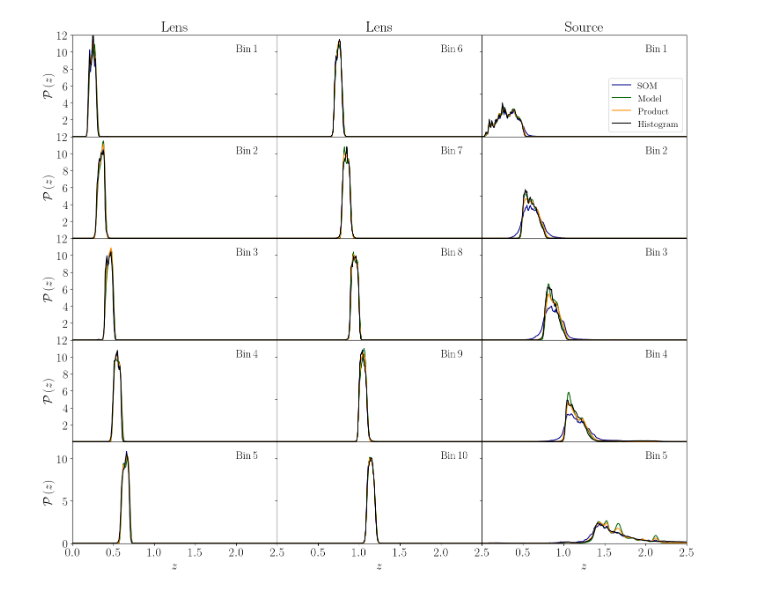
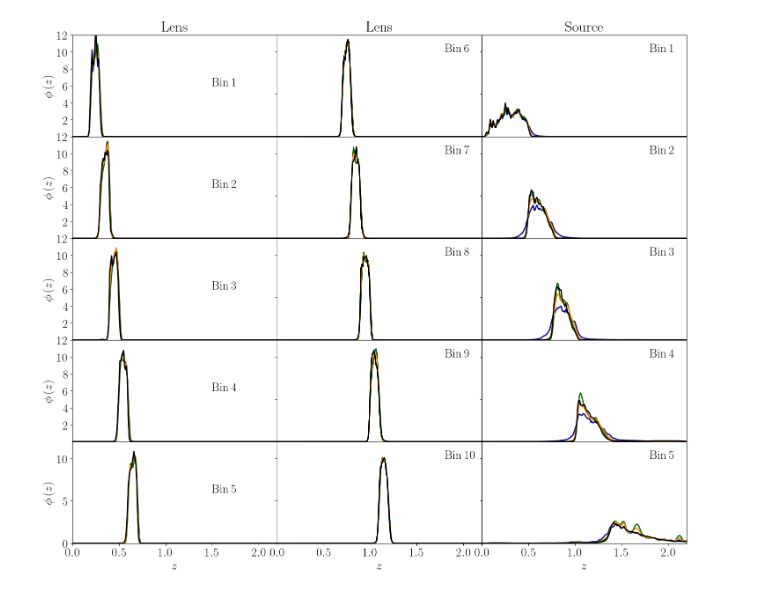
Before and after one commit to CosmoCloudZhang/SOMZCloud, a Jupyter notebook: FILE/NOTEBOOK/Y10/ENSEMBLE.ipynb, the cells around one changed output. Cells and saved outputs as stored; diff of their text form; code cells hidden in the pictures.

```diff
--- a/FILE/NOTEBOOK/Y10/ENSEMBLE.ipynb
+++ b/FILE/NOTEBOOK/Y10/ENSEMBLE.ipynb
@@ -25,29 +25,29 @@ pyplot.rcParams['font.size'] = 20
 # %%
 # Summarize Lens
 with h5py.File(os.path.join(ensemble_folder, '{}/LENS/SOM.hdf5'.format(tag)), 'r') as file:
-    som_lens = file['average'][...]
+    som_average_lens = file['average'][...]
 
 with h5py.File(os.path.join(ensemble_folder, '{}/LENS/MODEL.hdf5'.format(tag)), 'r') as file:
-    model_lens = file['average'][...]
+    model_average_lens = file['average'][...]
 
 with h5py.File(os.path.join(ensemble_folder, '{}/LENS/PRODUCT.hdf5'.format(tag)), 'r') as file:
-    product_lens = file['average'][...]
+    product_average_lens = file['average'][...]
 
 with h5py.File(os.path.join(ensemble_folder, '{}/LENS/HISTOGRAM.hdf5'.format(tag)), 'r') as file:
-    histogram_lens = file['average'][...]
+    histogram_average_lens = file['average'][...]
 
 # Summarize Source
 with h5py.File(os.path.join(ensemble_folder, '{}/SOURCE/SOM.hdf5'.format(tag)), 'r') as file:
-    som_source = file['average'][...]
+    som_average_source = file['average'][...]
 
 with h5py.File(os.path.join(ensemble_folder, '{}/SOURCE/MODEL.hdf5'.format(tag)), 'r') as file:
-    model_source = file['average'][...]
+    model_average_source = file['average'][...]
 
 with h5py.File(os.path.join(ensemble_folder, '{}/SOURCE/PRODUCT.hdf5'.format(tag)), 'r') as file:
-    product_source = file['average'][...]
+    product_average_source = file['average'][...]
 
 with h5py.File(os.path.join(ensemble_folder, '{}/SOURCE/HISTOGRAM.hdf5'.format(tag)), 'r') as file:
-    histogram_source = file['average'][...]
+    histogram_average_source = file['average'][...]
 # %%
 # Redshift
 z1 = 0.0
@@ -60,19 +60,19 @@ bin_size = 5
 figure, plot = pyplot.subplots(nrows=bin_size, ncols=3, figsize=(18, 3 * bin_size))
 
 for m in range(bin_size):
-    plot[m, 0].plot(z_grid, som_lens[m, :], color='darkblue', linewidth=1.5, linestyle='-', label=r'$\mathrm{SOM}$')
+    plot[m, 0].plot(z_grid, som_average_lens[m, :], color='darkblue', linewidth=2.0, linestyle='-')
 
-    plot[m, 0].plot(z_grid, model_lens[m, :], color='darkgreen', linewidth=1.5, linestyle='-', label=r'$\mathrm{Model}$')
+    plot[m, 0].plot(z_grid, model_average_lens[m, :], color='darkgreen', linewidth=2.0, linestyle='-')
 
-    plot[m, 0].plot(z_grid, product_lens[m, :], color='darkorange', linewidth=1.5, linestyle='-', label=r'$\mathrm{Product}$')
+    plot[m, 0].plot(z_grid, product_average_lens[m, :], color='darkorange', linewidth=2.0, linestyle='-')
 
-    plot[m, 0].plot(z_grid, histogram_lens[m, :], color='black', linewidth=1.5, linestyle='-', label=r'$\mathrm{Histogram}$')
+    plot[m, 0].plot(z_grid, histogram_average_lens[m, :], color='black', linewidth=2.0, linestyle='-')
 
     plot[m, 0].set_ylim(0, 12)
-    plot[m, 0].set_xlim(0.0, 2.5)
+    plot[m, 0].set_xlim(0.0, 2.2)
 
-    plot[m, 0].set_ylabel(r'$\mathcal{P} \left( z \right)$')
-    plot[m, 0].text(x=2.0, y=10.0, s=r'$\mathrm{Bin} \, ' + r'{}$'.format(m + 1), fontsize=18)
+    plot[m, 0].set_ylabel(r'$\phi \left( z \right)$')
+    plot[m, 0].text(x=1.5, y=6.0, s=r'$\mathrm{Bin} \, ' + r'{}$'.format(m + 1), fontsize=20)
 
     if m == 0:
         plot[m, 0].set_title(r'$\mathrm{Lens}$')
@@ -82,64 +82,60 @@ for m in range(bin_size):
         plot[m, 0].set_yticks([2.0, 4.0, 6.0, 8.0, 10.0, 12.0])
     else:
         plot[m, 0].set_xlabel(r'$z$')
-        plot[m, 0].set_xticks([0.0, 0.5, 1.0, 1.5, 2.0, 2.5])
 
 for m in range(bin_size):
-    plot[m, 1].plot(z_grid, som_lens[m + bin_size, :], color='darkblue', linewidth=1.5, linestyle='-', label=r'$\mathrm{SOM}$')
+    plot[m, 1].plot(z_grid, som_average_lens[m + bin_size, :], color='darkblue', linewidth=2.0, linestyle='-')
 
-    plot[m, 1].plot(z_grid, model_lens[m + bin_size, :], color='darkgreen', linewidth=1.5, linestyle='-', label=r'$\mathrm{Model}$')
+    plot[m, 1].plot(z_grid, model_average_lens[m + bin_size, :], color='darkgreen', linewidth=2.0, linestyle='-')
 
-    plot[m, 1].plot(z_grid, product_lens[m + bin_size, :], color='darkorange', linewidth=1.5, linestyle='-', label=r'$\mathrm{Product}$')
+    plot[m, 1].plot(z_grid, product_average_lens[m + bin_size, :], color='darkorange', linewidth=2.0, linestyle='-')
 
-    plot[m, 1].plot(z_grid, histogram_lens[m + bin_size, :], color='black', linewidth=1.5, linestyle='-', label=r'$\mathrm{Histogram}$')
+    plot[m, 1].plot(z_grid, histogram_average_lens[m + bin_size, :], color='black', linewidth=2.0, linestyle='-')
 
     plot[m, 1].set_ylim(0, 12)
-    plot[m, 1].set_xlim(0.0, 2.5)
+    plot[m, 1].set_xlim(0.0, 2.2)
 
     plot[m, 1].set_yticklabels([])
-    plot[m, 1].text(x=2.0, y=10.0, s=r'$\mathrm{Bin} \, ' + r'{}$'.format(m + bin_size + 1), fontsize=18)
+    plot[m, 1].text(x=1.8, y=10.0, s=r'$\mathrm{Bin} \, ' + r'{}$'.format(m + bin_size + 1), fontsize=20)
 
     if m == 0:
         plot[m, 1].set_title(r'$\mathrm{Lens}$')
 
     if m < bin_size - 1:
         plot[m, 1].set_xticklabels([])
     else:
         plot[m, 1].set_xlabel(r'$z$')
-        plot[m, 1].set_xticks([0.5, 1.0, 1.5, 2.0, 2.5])
 
 for m in range(bin_size):
-    plot[m, 2].plot(z_grid, som_source[m, :], color='darkblue', linewidth=1.5, linestyle='-', label=r'$\mathrm{SOM}$')
+    plot[m, 2].plot(z_grid, som_average_source[m, :], color='darkblue', linewidth=2.0, linestyle='-')
 
-    plot[m, 2].plot(z_grid, model_source[m, :], color='darkgreen', linewidth=1.5, linestyle='-', label=r'$\mathrm{Model}$')
+    plot[m, 2].plot(z_grid, model_average_source[m, :], color='darkgreen', linewidth=2.0, linestyle='-')
 
-    plot[m, 2].plot(z_grid, product_source[m, :], color='darkorange', linewidth=1.5, linestyle='-', label=r'$\mathrm{Product}$')
+    plot[m, 2].plot(z_grid, product_average_source[m, :], color='darkorange', linewidth=2.0, linestyle='-')
 
-    plot[m, 2].plot(z_grid, histogram_source[m, :], color='black', linewidth=1.5, linestyle='-', label=r'$\mathrm{Histogram}$')
+    plot[m, 2].plot(z_grid, histogram_average_source[m, :], color='black', linewidth=2.0, linestyle='-')
 
     plot[m, 2].set_ylim(0, 12)
-    plot[m, 2].set_xlim(0.0, 2.5)
+    plot[m, 2].set_xlim(0.0, 2.2)
 
     plot[m, 2].set_yticklabels([])
-    plot[m, 2].text(x=2.0, y=10.0, s=r'$\mathrm{Bin} \, ' + r'{}$'.format(m + 1), fontsize=18)
+    plot[m, 2].text(x=1.8, y=10.0, s=r'$\mathrm{Bin} \, ' + r'{}$'.format(m + 1), fontsize=20)
 
     if m == 0:
         plot[m, 2].set_title(r'$\mathrm{Source}$')
-        plot[m, 2].legend(loc='lower right', fontsize=15)
 
     if m < bin_size - 1:
         plot[m, 2].set_xticklabels([])
     else:
         plot[m, 2].set_xlabel(r'$z$')
-        plot[m, 2].set_xticks([0.5, 1.0, 1.5, 2.0, 2.5])
 
 os.makedirs(notebook_folder, exist_ok=True)
 os.makedirs(os.path.join(notebook_folder, '{}/AVERAGE/'.format(tag)), exist_ok=True)
 
 figure.subplots_adjust(wspace=0.0, hspace=0.0)
 figure.savefig(os.path.join(notebook_folder, '{}/AVERAGE/FIGURE.png'.format(tag)), bbox_inches='tight', format='png', dpi=512)
 # %% [output]
-[figure, old version]
+[figure, new version]
 # %%
 # Summarize Lens
 with h5py.File(os.path.join(ensemble_folder, '{}/LENS/SOM.hdf5'.format(tag)), 'r') as file:
```
Also changed, not shown: parts of 7 cells of this notebook, 3 other files.
